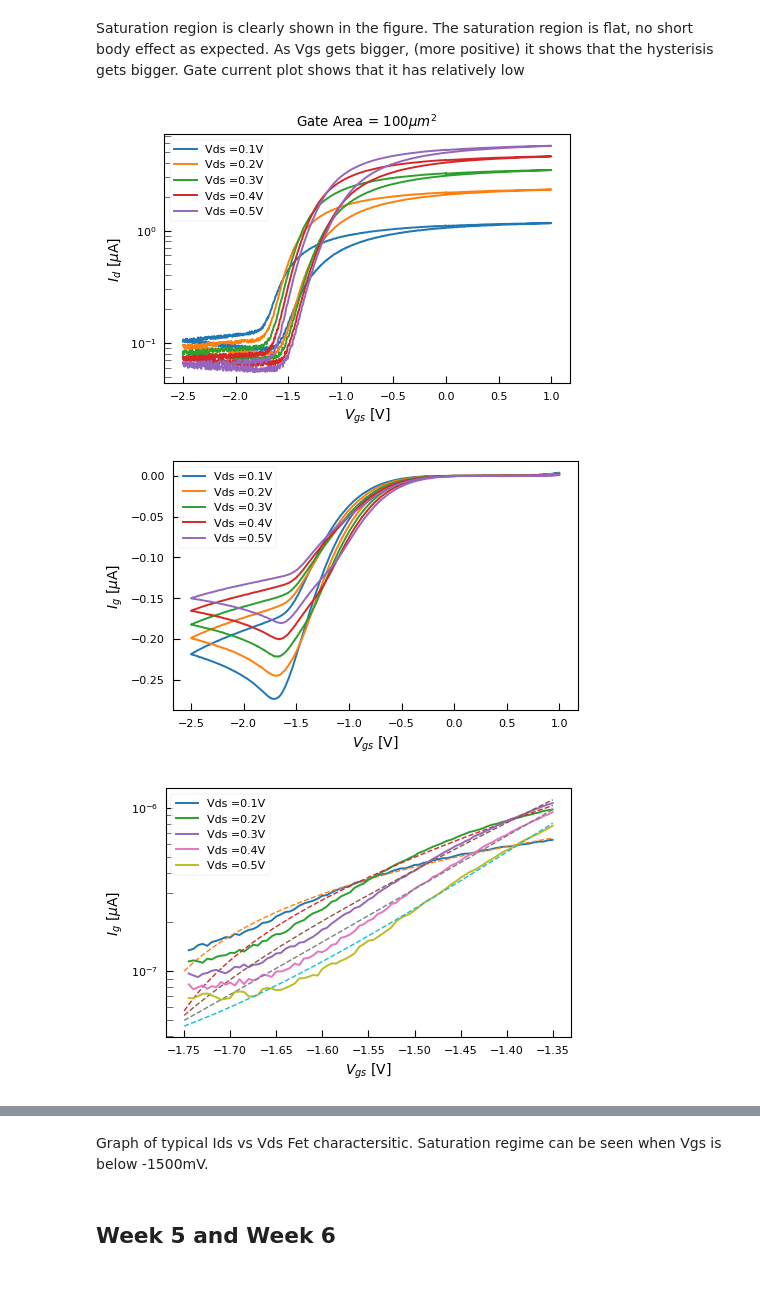
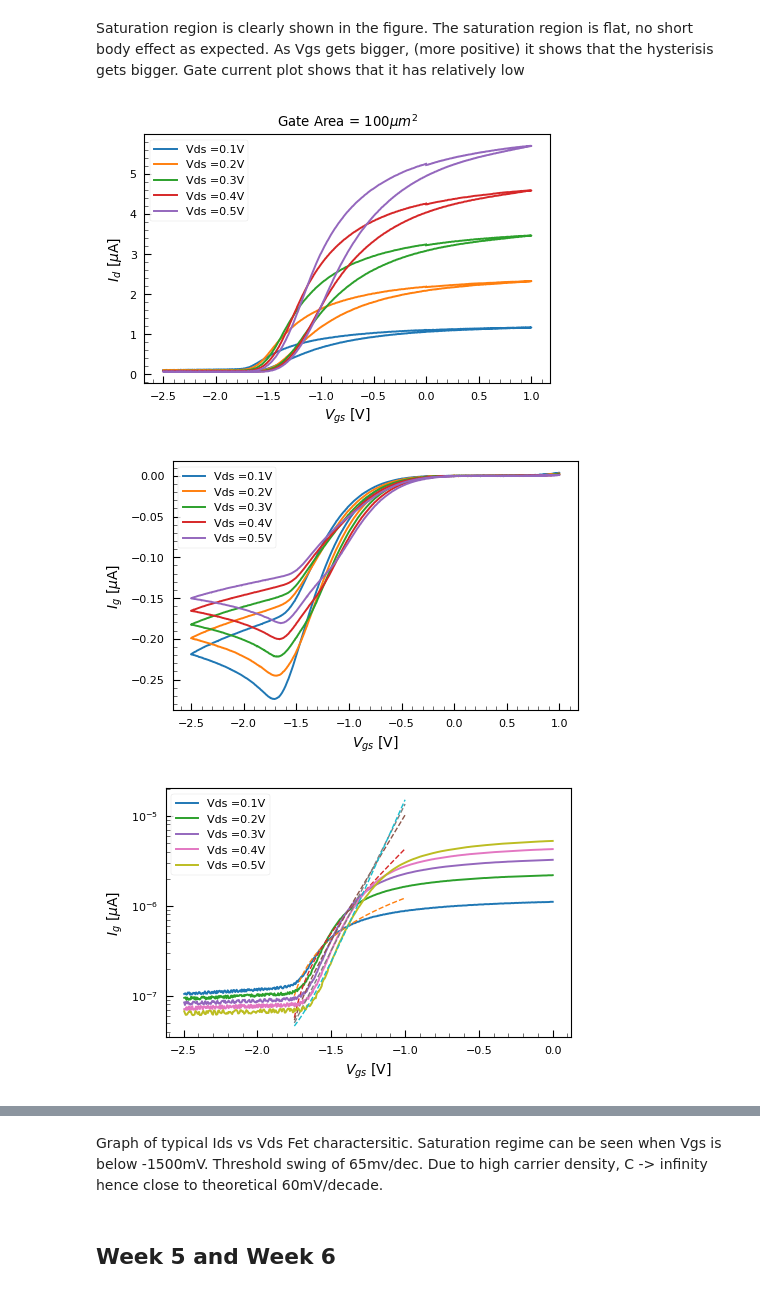
Before and after one commit to prabowobagas/Jupyter-Notebook-Thesis, a Jupyter notebook: Weekly Journal.ipynb, the cells around one changed output, grey strips where cells are left out. Cells and saved outputs as stored; diff of their text form; code cells hidden in the pictures.

```diff
--- a/Weekly Journal.ipynb
+++ b/Weekly Journal.ipynb
@@ -349,13 +366,15 @@ def Vgs_plotter(data_location, loop_var1, loop_var2):
         df_wrap = wrapper_vgs(df)
 
         fig1 = plt.figure(1)
-        plt.semilogy( df_wrap['Vgs'], df_wrap['Igs']/(10)**(-6), label = 'Vds =' + str(data_linspace[i-1]) + 'V')
+        plt.plot( df_wrap['Vgs'], df_wrap['Igs']/(10)**(-6), label = 'Vds =' + str(data_linspace[i-1]) + 'V')
         plt.title('Gate Area = 100$\mu m^2$')
         plt.legend(prop={'size': 8})
         plt.xlabel('$V_{gs}$ [V]', fontsize=10)
         plt.ylabel('$I_{d}$ [$\mu$A]', fontsize=10)
         ax = plt.gca()
         ax.tick_params(axis = 'both', which = 'both', length=5, direction='in')
+        ax.minorticks_on()
+        ax.tick_params(axis='both', which='minor', length=3)
         fig1.set_size_inches(plot_width*1.5 , plot_height*1.5)
 
 
@@ -366,40 +385,48 @@ def Vgs_plotter(data_location, loop_var1, loop_var2):
         plt.ylabel('$I_{g}$ [$\mu$A]', fontsize=10)
         ax2 = plt.gca()
         ax2.tick_params(axis = 'both', which = 'both', length=5, direction='in')
+        ax2.minorticks_on()
+        ax2.tick_params(axis='both', which='minor', length=3)
         fig2.set_size_inches(plot_width*1.5 , plot_height*1.5)
 
 
         fig3 = plt.figure(3)
         Vgs_linspace = df_wrap['Vgs']
         Ids_data = df_wrap['Igs']
         popt, pcov = curve_fit(exponent_fit, Vgs_linspace[270:350], Ids_data[270:350])
-        Vds_new = np.linspace(-1.75, -1.35, num = 10000, endpoint=True)
+        Vds_new = np.linspace(-1.75, -1, num = 10000, endpoint=True)
         Ids_new = exponent_fit(Vds_new, *popt)
-        plt.semilogy(Vgs_linspace[270:350],Ids_data[270:350], label = 'Vds =' + str(data_linspace[i-1]) + 'V')
+        plt.semilogy(Vgs_linspace[0:500],Ids_data[0:500], label = 'Vds =' + str(data_linspace[i-1]) + 'V')
         plt.semilogy(Vds_new, Ids_new, linewidth=1 , linestyle = 'dashed')
         plt.legend(prop={'size': 8})
         plt.xlabel('$V_{gs}$ [V]', fontsize=10)
         plt.ylabel('$I_{g}$ [$\mu$A]', fontsize=10)
         ax3 = plt.gca()
         ax3.tick_params(axis = 'both', which = 'both', length=5, direction='in')
+        ax3.minorticks_on()
+        ax3.tick_params(axis='both', which='minor', length=3)
         fig3.set_size_inches(plot_width*1.5 , plot_height*1.5)
 
 
 
         fig4 = plt.figure(4)
-        plt.plot(Vds_new[:9999], (Vds_new[:9999]*10**3)/np.log(np.diff(Ids_new)), label = 'Vds =' + str(data_linspace[i-1]) + 'V')
+        plt.plot(Vds_new[:9999], (Vds_new[:9999]*10**3)/np.log(np.diff(Ids_new)),
+                 label = 'Vds =' + str(data_linspace[i-1]) + 'V')
         plt.legend(prop={'size': 8})
         plt.xlabel('$V_{gs}$ [V]', fontsize=10)
         plt.ylabel('$S_{s-th}$ [mV/dec]', fontsize=10)
+        ax4 = plt.gca()
+        ax4.tick_params(axis = 'both', which = 'both', length=5, direction='in')
+        ax4.minorticks_on()
+        ax4.tick_params(axis='both', which='minor', length=3)
         fig4.set_size_inches(plot_width*1.5 , plot_height*1.5)
 
 
 # change data set! might be switched. Check what Id of the source K200 K200-2
-Vgs_plotter('Data\\dev16\\dev16_vgs\\dev16_vgs_dataset', 7, 12)
+Vgs_plotter('Data\\dev16\\dev16_vgs\\dev16_vgs_dataset', 7, 12) #12 max
 
 # plt.savefig('Figures\\percprob_vs_occprob.pdf', format='pdf', dpi=300)
-# plt.legend(bbox_to_anchor=(1.05, 1), loc=2, borderaxespad=0.)
 # %% [output]
-[figure, old version]
+[figure, new version]
-[figure, old version]
+[figure, new version]
-[figure, old version]
+[figure, new version]
@@ -407,5 +434,6 @@ Vgs_plotter('Data\\dev16\\dev16_vgs\\dev16_vgs_dataset', 7, 12)
 # %% [markdown]
 Graph of typical Ids vs Vds Fet charactersitic. Saturation regime can be seen when Vgs is below -1500mV.
+Threshold swing of 65mv/dec. Due to high carrier density, C -> infinity hence close to theoretical 60mV/decade.
 # %% [markdown]
 ## Week 5 and Week 6
 # %% [markdown]
```
Also changed, not shown: parts of 6 cells of this notebook, 3 other files.
